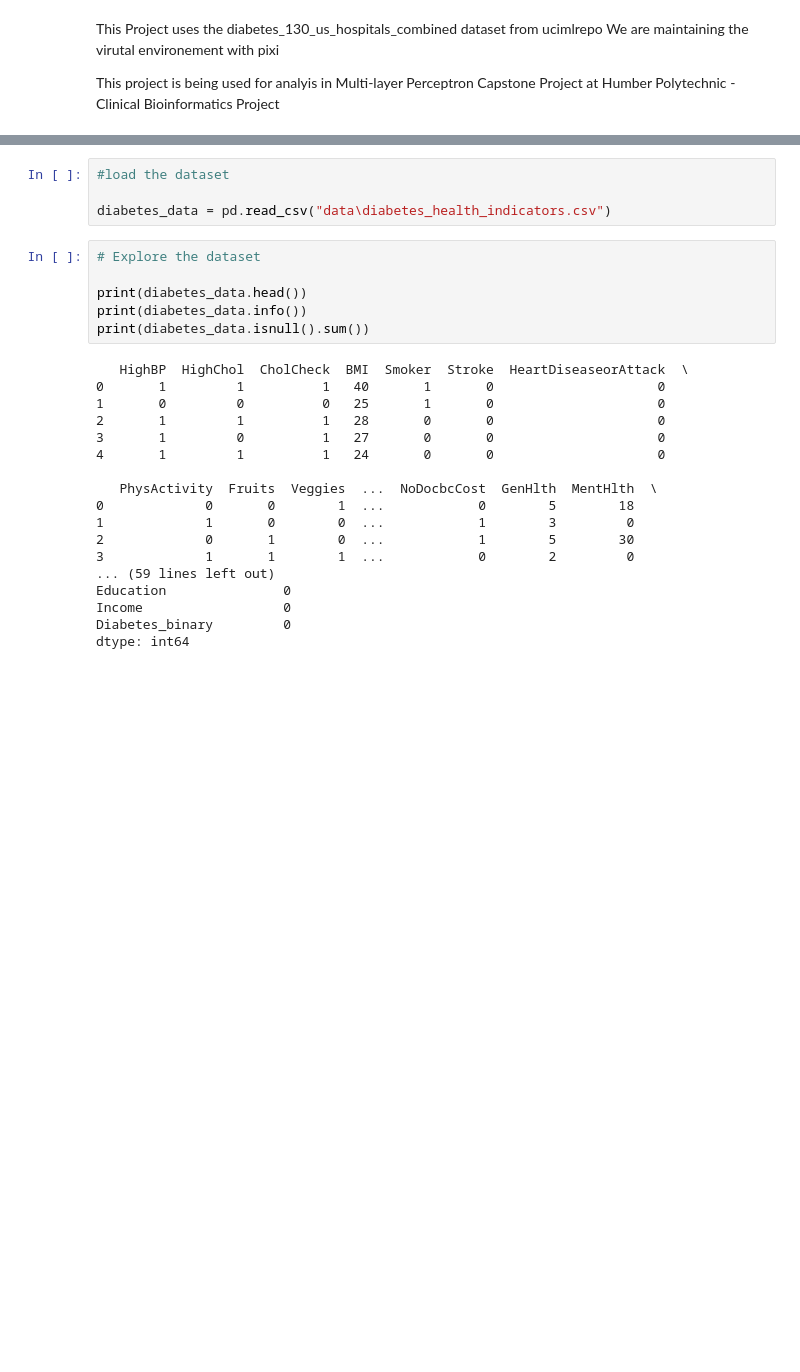
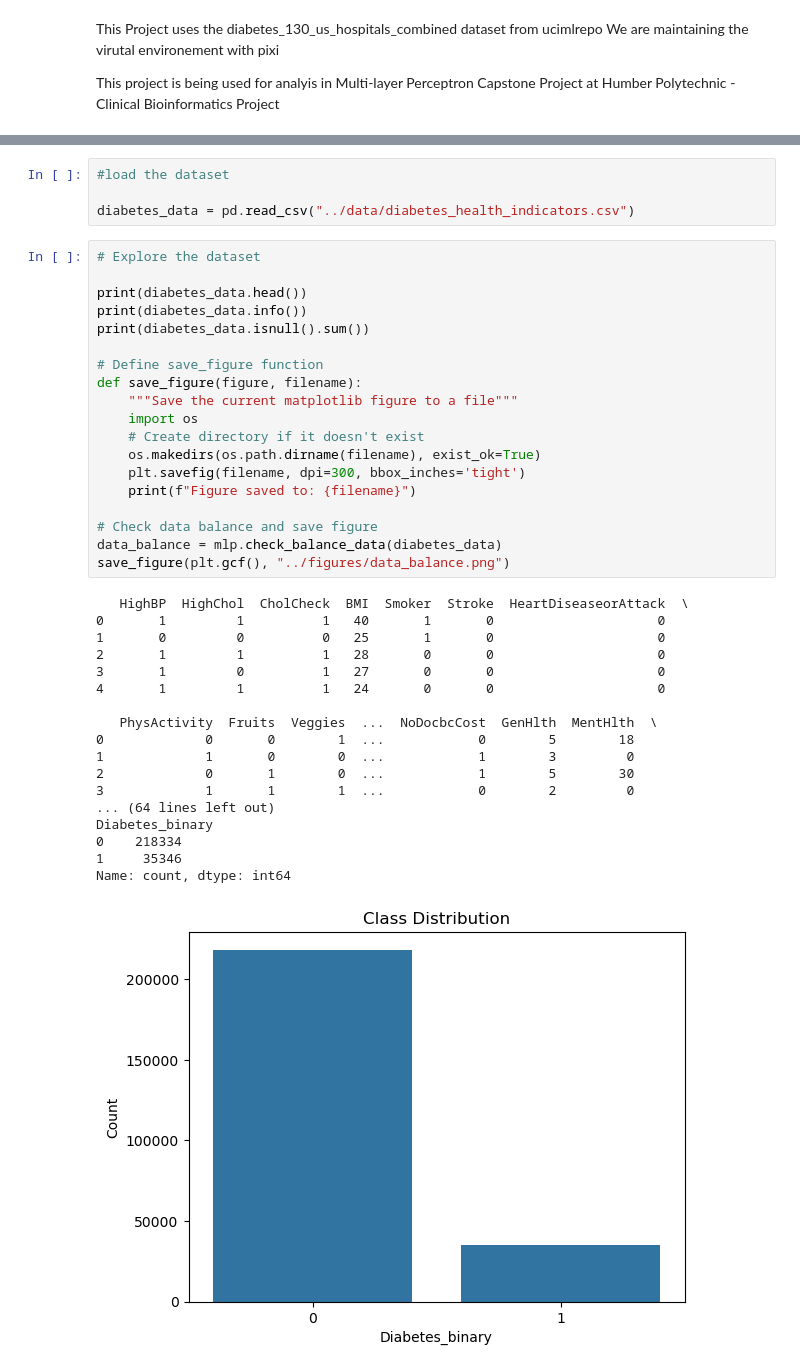
Before and after one commit to codewithprags/MlP-Capstone, a Jupyter notebook: scripts/main.ipynb, the cells around one changed output, grey strips where cells are left out. Drawn from its saved outputs; the diff is of its cells as text; blank space fills up the shorter version.

```diff
--- a/scripts/main.ipynb
+++ b/scripts/main.ipynb
@@ -17,28 +18,42 @@ import MLP as mlp
 # %%
 #load the dataset
 
-diabetes_data = pd.read_csv("data\diabetes_health_indicators.csv")
+diabetes_data = pd.read_csv("../data/diabetes_health_indicators.csv")
 # %%
 # Explore the dataset
 
 print(diabetes_data.head())
 print(diabetes_data.info())
 print(diabetes_data.isnull().sum())
+
+# Define save_figure function
+def save_figure(figure, filename):
+    """Save the current matplotlib figure to a file"""
+    import os
+    # Create directory if it doesn't exist
+    os.makedirs(os.path.dirname(filename), exist_ok=True)
+    plt.savefig(filename, dpi=300, bbox_inches='tight')
+    print(f"Figure saved to: {filename}")
+
+# Check data balance and save figure
+data_balance = mlp.check_balance_data(diabetes_data)
+save_figure(plt.gcf(), "../figures/data_balance.png")
 # %% [output]
    HighBP  HighChol  CholCheck  BMI  Smoker  Stroke  HeartDiseaseorAttack  \
 0       1         1          1   40       1       0                     0
 1       0         0          0   25       1       0                     0
 2       1         1          1   28       0       0                     0
 3       1         0          1   27       0       0                     0
 4       1         1          1   24       0       0                     0
 
    PhysActivity  Fruits  Veggies  ...  NoDocbcCost  GenHlth  MentHlth  \
 0             0       0        1  ...            0        5        18
 1             1       0        0  ...            1        3         0
 2             0       1        0  ...            1        5        30
 3             1       1        1  ...            0        2         0
-... (59 lines left out)
-Education               0
-Income                  0
-Diabetes_binary         0
-dtype: int64
+... (64 lines left out)
+Diabetes_binary
+0    218334
+1     35346
+Name: count, dtype: int64
+[figure, added]
```
Also changed, not shown: parts of 16 cells of this notebook, 10 other files.
